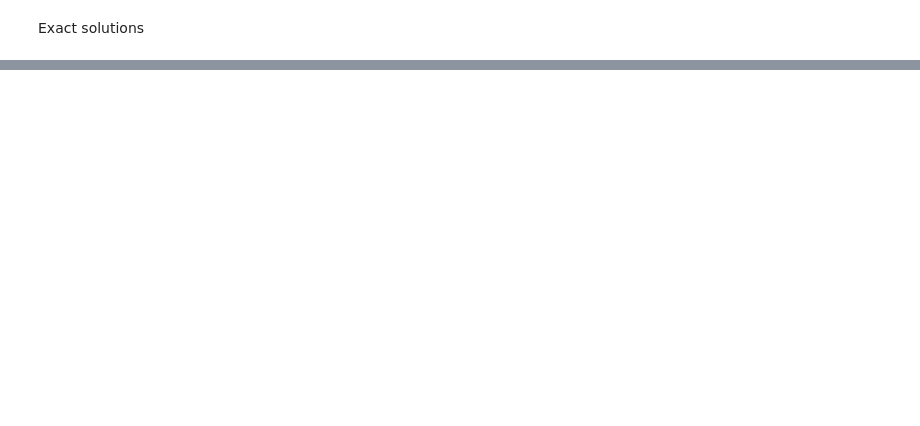
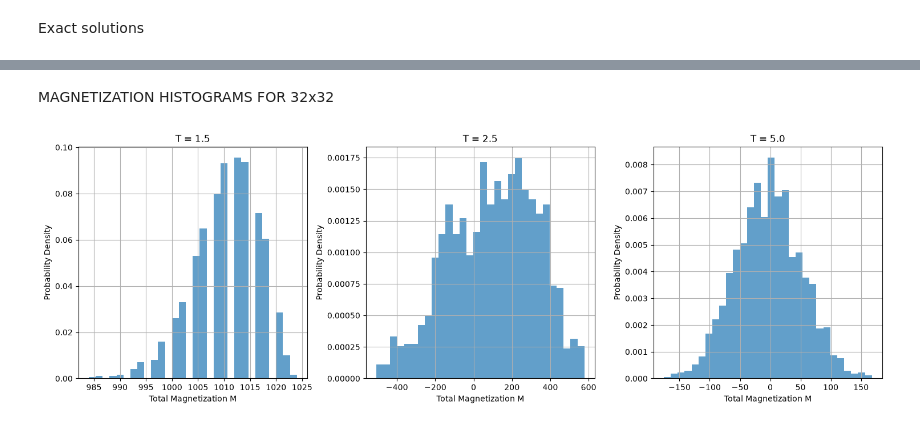
Before and after one commit to pamuduamarasinghe/Computational-Statistical-Mechanics, a Jupyter notebook: CSM09.ipynb, the cells around one changed output, grey strips where cells are left out. Saved outputs shown, nothing was run; the diff lists cells and outputs as text; code cells hidden in the pictures; blank space fills up the shorter version.

Commit message:
magnetization of lattice

```diff
--- a/CSM09.ipynb
+++ b/CSM09.ipynb
@@ -243,0 +244,62 @@ plt.show()
+# %% [markdown]
+MAGNETIZATION HISTOGRAMS FOR 32x32
+# %%
+
+@njit
+def get_magnetization_data(L, beta, warmup, samples):
+
+    spins = np.random.choice(
+        np.array([-1, 1]),
+        size=(L, L)
+    )
+
+    for _ in range(warmup):
+        spins = metropolis(spins, beta)
+
+    M = np.zeros(samples)
+
+    for i in range(samples):
+
+        spins = metropolis(spins, beta)
+
+        M[i] = np.sum(spins)
+
+    return M
+
+
+L = 32
+
+T_values_hist = [1.5, 2.5, 5.0]
+
+plt.figure(figsize=(15, 5))
+
+for i, T in enumerate(T_values_hist):
+
+    beta = 1 / T
+
+    M = get_magnetization_data(
+        L,
+        beta,
+        warmup=500,
+        samples=1500
+    )
+
+    plt.subplot(1, 3, i + 1)
+
+    plt.hist(
+        M,
+        bins=30,
+        density=True,
+        alpha=0.7
+    )
+
+    plt.title(f'T = {T}')
+    plt.xlabel('Total Magnetization M')
+    plt.ylabel('Probability Density')
+    plt.grid(True)
+
+
+plt.tight_layout()
+plt.show()
+# %% [output]
+[figure, added]
```
Also changed, not shown: parts of 2 cells of this notebook.
